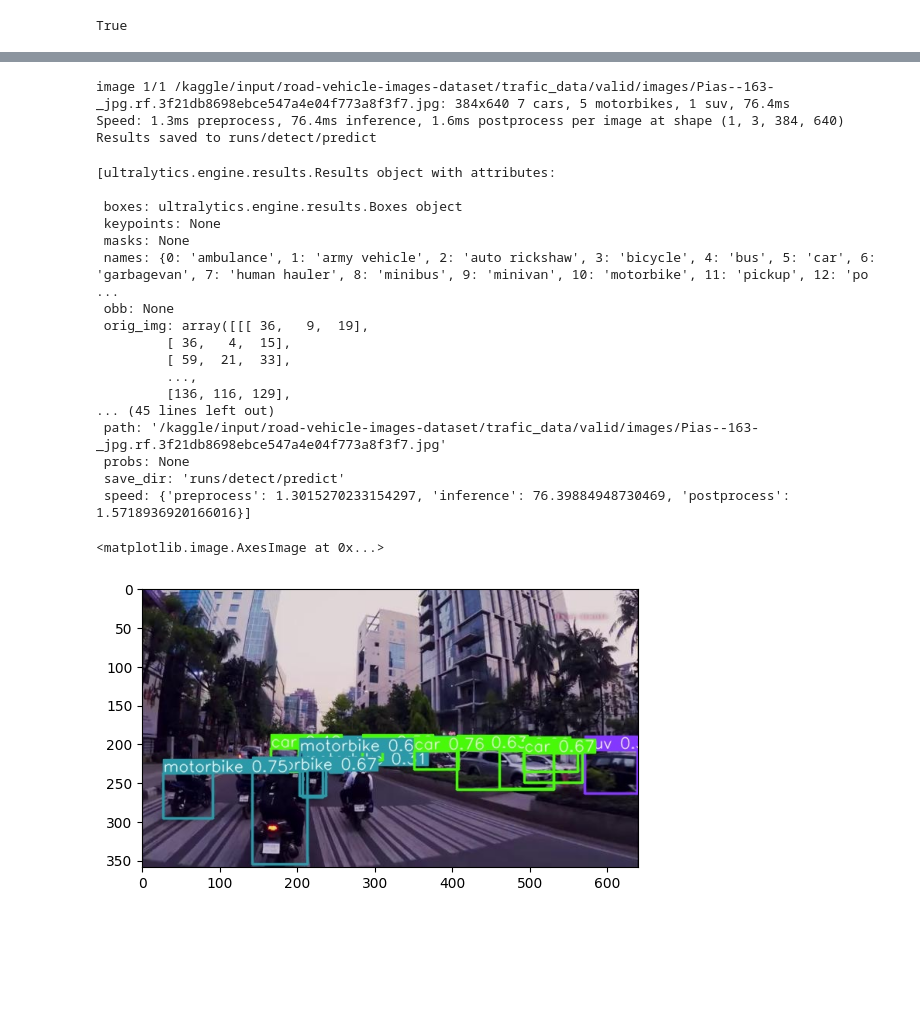
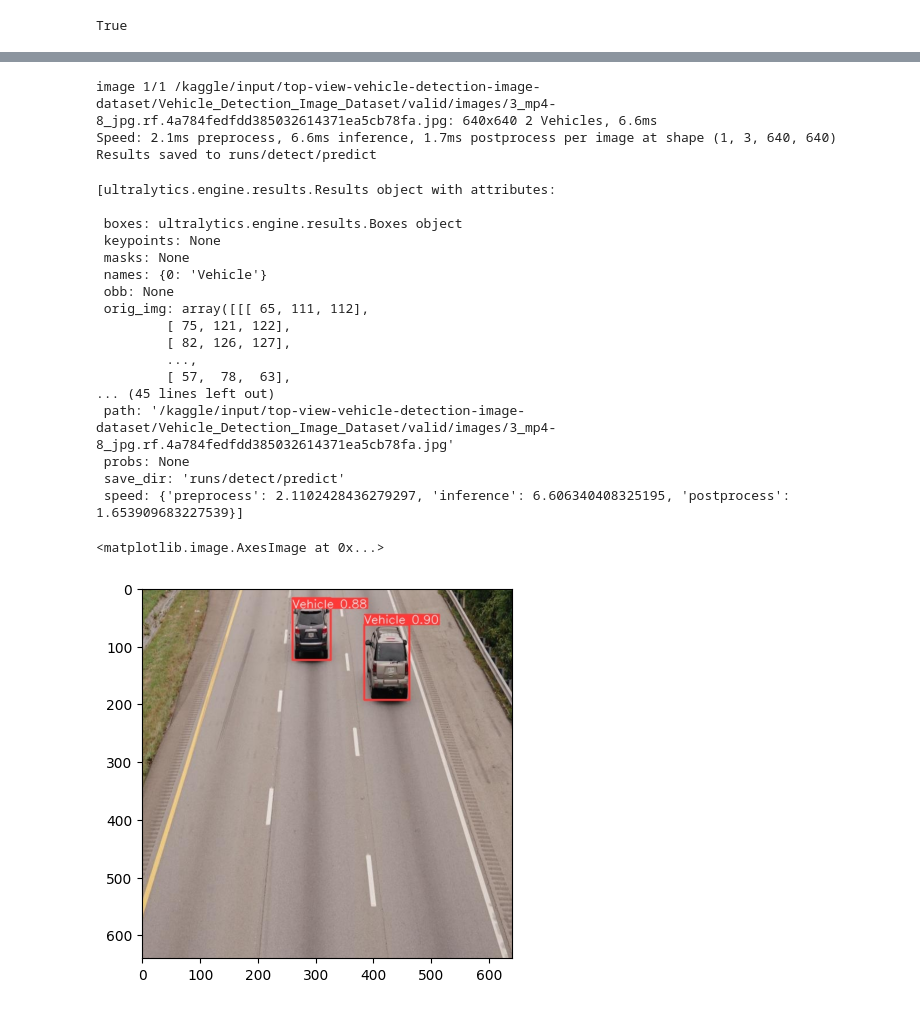
Before and after one commit to cubukcum/vehicle-detection-yolov8, a Jupyter notebook: vehicle-detection-yolov8.ipynb, the cells around one changed output, grey strips where cells are left out. Drawn from its saved outputs; the diff is of its cells as text; code cells hidden in the pictures; blank space fills up the shorter version.

```diff
--- a/vehicle-detection-yolov8.ipynb
+++ b/vehicle-detection-yolov8.ipynb
@@ -170,36 +149,36 @@ Speed: 0.1ms preprocess, 2.1ms inference, 0.0ms loss, 1.6ms postprocess per imag
 Results saved to runs/detect/val
 # %%
-model("/kaggle/input/road-vehicle-images-dataset/trafic_data/valid/images/Pias--163-_jpg.rf.3f21db8698ebce547a4e04f773a8f3f7.jpg", save=True)
+model("/kaggle/input/top-view-vehicle-detection-image-dataset/Vehicle_Detection_Image_Dataset/valid/images/3_mp4-8_jpg.rf.4a784fedfdd385032614371ea5cb78fa.jpg", save=True)
 # %% [output]
-image 1/1 /kaggle/input/road-vehicle-images-dataset/trafic_data/valid/images/Pias--163-_jpg.rf.3f21db8698ebce547a4e04f773a8f3f7.jpg: 384x640 7 cars, 5 motorbikes, 1 suv, 76.4ms
-Speed: 1.3ms preprocess, 76.4ms inference, 1.6ms postprocess per image at shape (1, 3, 384, 640)
+image 1/1 /kaggle/input/top-view-vehicle-detection-image-dataset/Vehicle_Detection_Image_Dataset/valid/images/3_mp4-8_jpg.rf.4a784fedfdd385032614371ea5cb78fa.jpg: 640x640 2 Vehicles, 6.6ms
+Speed: 2.1ms preprocess, 6.6ms inference, 1.7ms postprocess per image at shape (1, 3, 640, 640)
 Results saved to runs/detect/predict
 [ultralytics.engine.results.Results object with attributes:
 
  boxes: ultralytics.engine.results.Boxes object
  keypoints: None
  masks: None
- names: {0: 'ambulance', 1: 'army vehicle', 2: 'auto rickshaw', 3: 'bicycle', 4: 'bus', 5: 'car', 6: 'garbagevan', 7: 'human hauler', 8: 'minibus', 9: 'minivan', 10: 'motorbike', 11: 'pickup', 12: 'po ...
+ names: {0: 'Vehicle'}
  obb: None
- orig_img: array([[[ 36,   9,  19],
-         [ 36,   4,  15],
-         [ 59,  21,  33],
+ orig_img: array([[[ 65, 111, 112],
+         [ 75, 121, 122],
+         [ 82, 126, 127],
          ...,
-         [136, 116, 129],
+         [ 57,  78,  63],
 ... (45 lines left out)
- path: '/kaggle/input/road-vehicle-images-dataset/trafic_data/valid/images/Pias--163-_jpg.rf.3f21db8698ebce547a4e04f773a8f3f7.jpg'
+ path: '/kaggle/input/top-view-vehicle-detection-image-dataset/Vehicle_Detection_Image_Dataset/valid/images/3_mp4-8_jpg.rf.4a784fedfdd385032614371ea5cb78fa.jpg'
  probs: None
  save_dir: 'runs/detect/predict'
- speed: {'preprocess': 1.3015270233154297, 'inference': 76.39884948730469, 'postprocess': 1.5718936920166016}]
+ speed: {'preprocess': 2.1102428436279297, 'inference': 6.606340408325195, 'postprocess': 1.653909683227539}]
 # %%
 import matplotlib.pyplot as plt
 import matplotlib.image as mpimg
 import numpy as np
-test = mpimg.imread('/kaggle/working/runs/detect/predict/Pias--163-_jpg.rf.3f21db8698ebce547a4e04f773a8f3f7.jpg')
+test = mpimg.imread('/kaggle/working/runs/detect/predict/3_mp4-8_jpg.rf.4a784fedfdd385032614371ea5cb78fa.jpg')
 plt.imshow(test)
 # %% [output]
 <matplotlib.image.AxesImage at 0x...>
-[figure, old version]
+[figure, new version]
 # %%
 # Export the model
 model.export(format='tflite')
```
Also changed, not shown: parts of 5 cells of this notebook.
